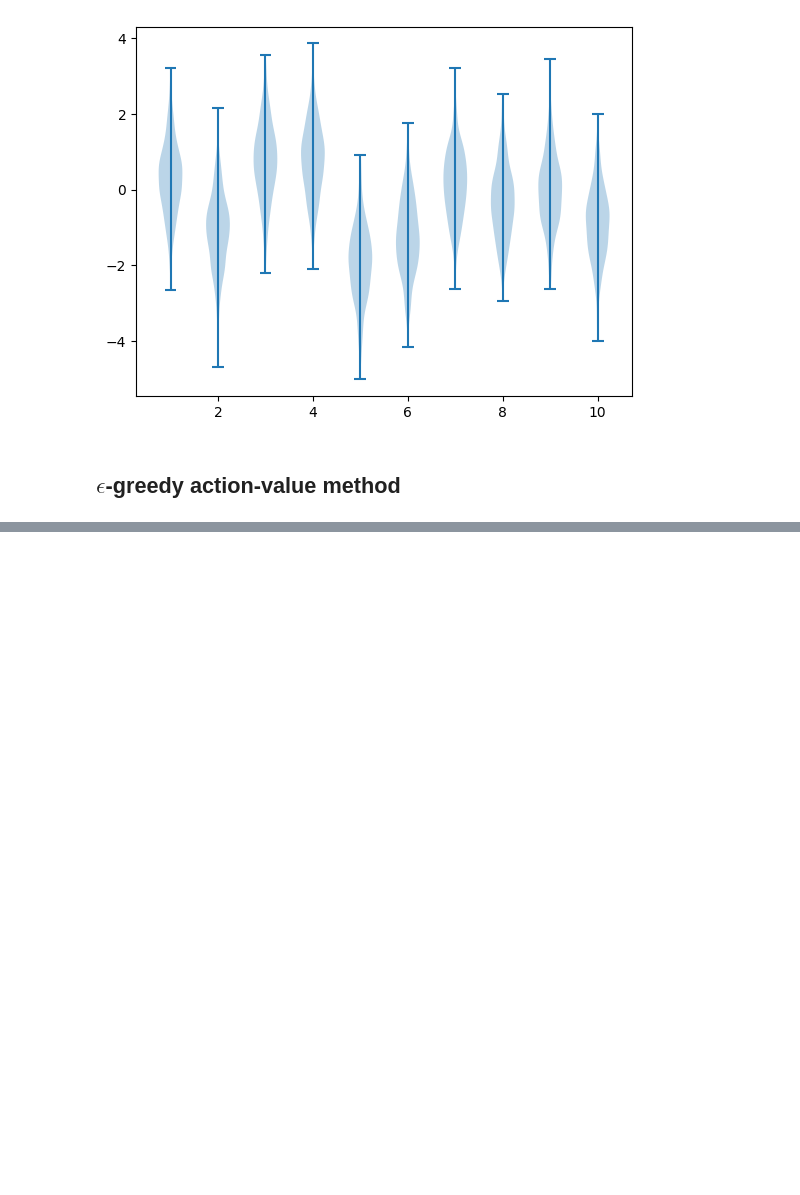
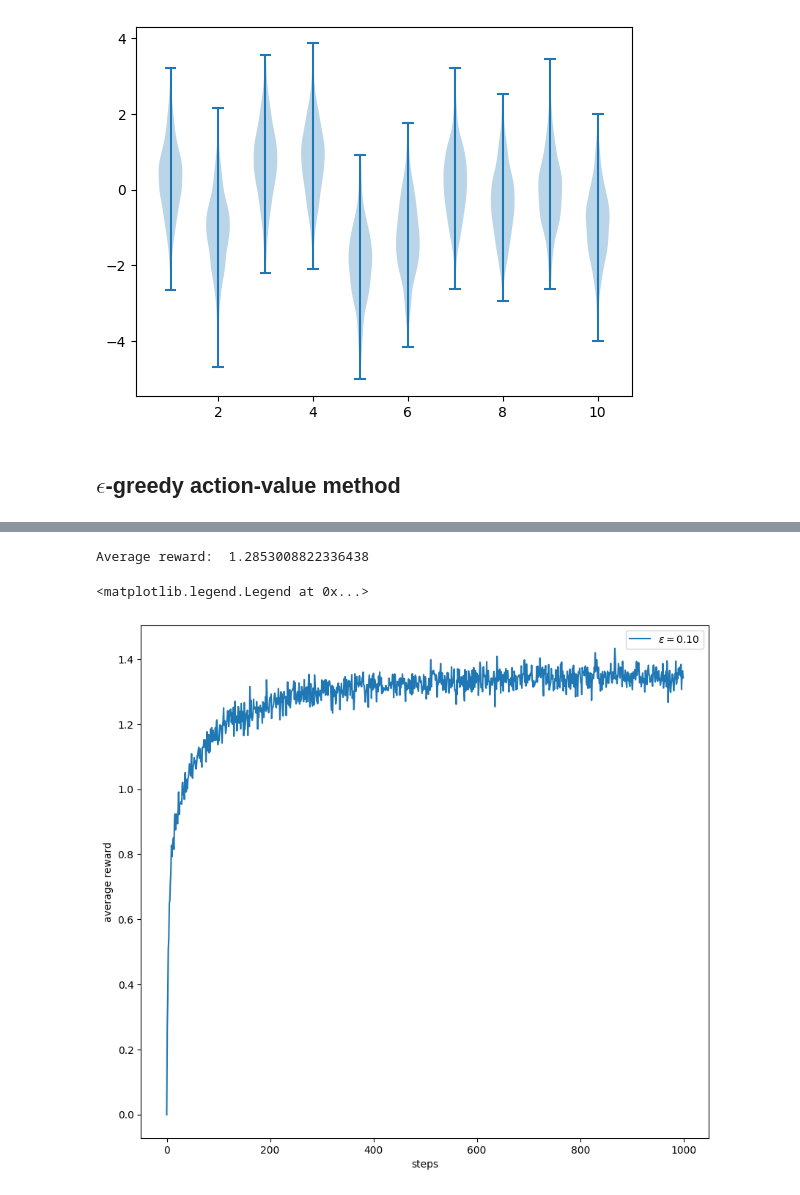
Before and after one commit to alex-ortan/RL_sutton_barto, a Jupyter notebook: ch2/k-armed_bandit_simulation.ipynb, the cells around one changed output, grey strips where cells are left out. Saved outputs shown, nothing was run; the diff lists cells and outputs as text; code cells hidden in the pictures; blank space fills up the shorter version.

Commit message:
plot average returns from 2000 runs

```diff
--- a/ch2/k-armed_bandit_simulation.ipynb
+++ b/ch2/k-armed_bandit_simulation.ipynb
@@ -75,0 +78,43 @@ Average reward:  0.8589679435185165
+# %%
+def simulate(k, T, epsilon, R):
+    """
+    Run R runs of the epsilon-greedy algorithm on R different k-armed bandits for T time steps, and average the rewards from all runs for each time step.
+
+    Args:
+        k: number of arms in the bandit
+        T: number of timesteps played
+        epsilon: probability with which an exploratory action is taken
+        R: number of runs
+    """
+
+    average_rewards = np.zeros(T)
+
+    for r in range(0,R):
+        bandit = Bandit(k).reward
+        rewards = bandit_algo_run(bandit, k, T, epsilon)
+        average_rewards = average_rewards + 1/(r+1)*(rewards - average_rewards)
+
+    return average_rewards
+# %%
+# Input to bandit epsilon-greedy algorithm
+k = 10                         # number of arms in the bandit
+T = 1000                       # number of timesteps played
+epsilon = 0.1
+R = 2000                       # number of runs to play in the simulation
+
+average_rewards = simulate(k, T, epsilon, R)
+
+print("Average reward: ", np.mean(average_rewards))
+# %% [output]
+Average reward:  1.2853008822336438
+# %%
+plt.figure(figsize=(10, 20))
+
+plt.subplot(2, 1, 1)
+plt.plot(average_rewards, label='$\\epsilon = %.02f$' % (epsilon))
+plt.xlabel('steps')
+plt.ylabel('average reward')
+plt.legend()
+# %% [output]
+<matplotlib.legend.Legend at 0x...>
+[figure, added]
```
Also changed, not shown: parts of 2 cells of this notebook.
